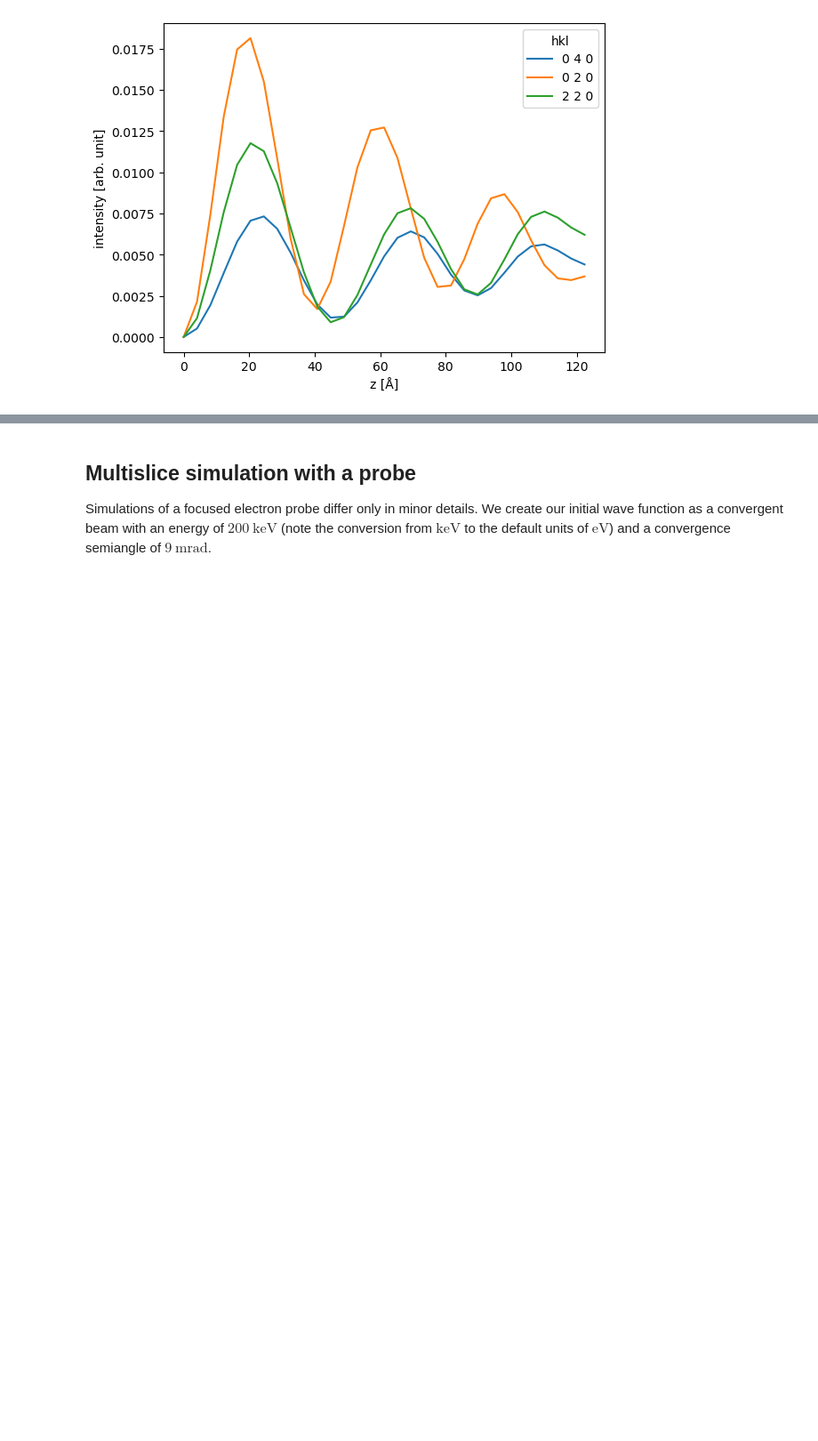
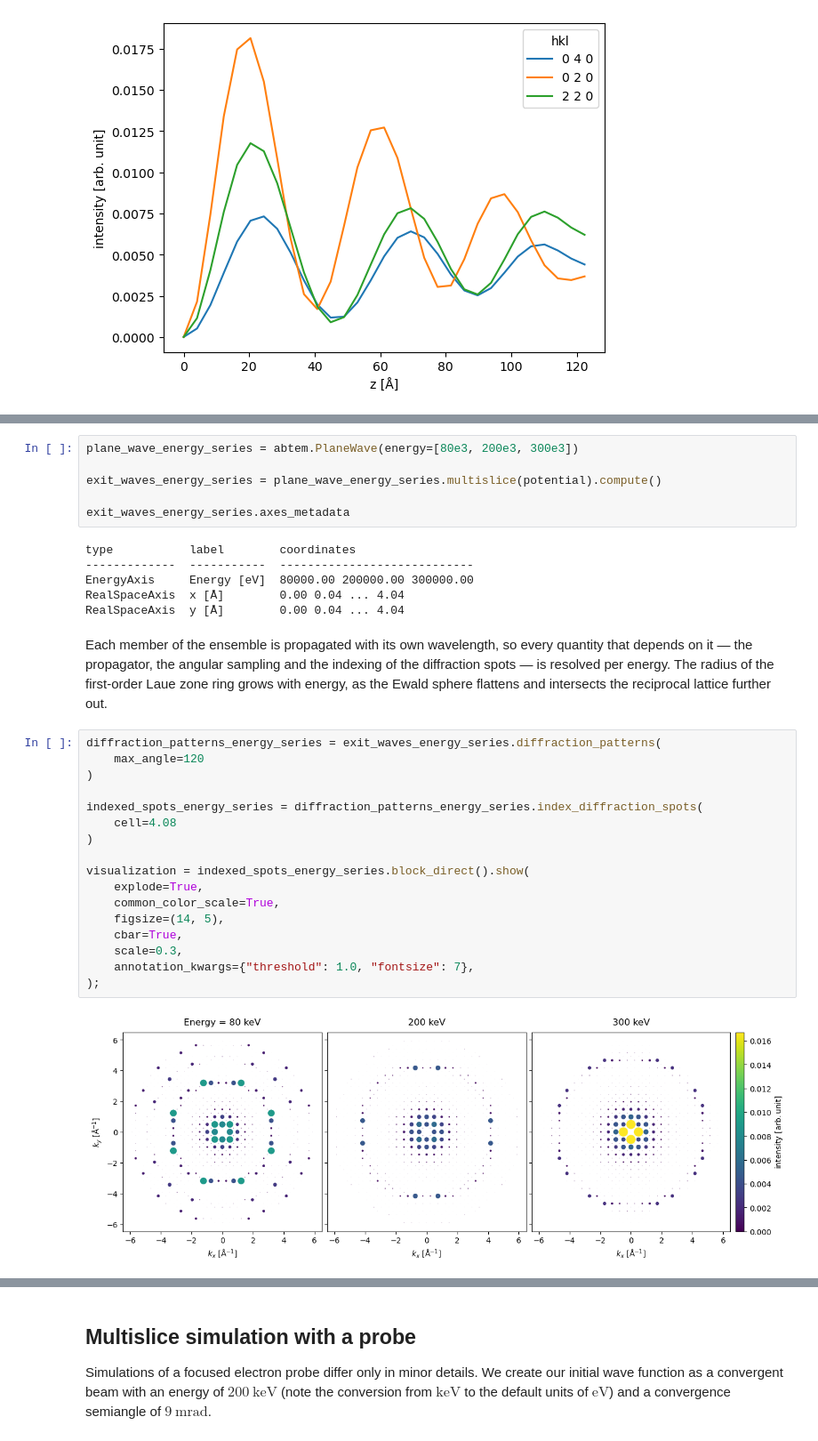
Before and after one commit to abTEM/doc, a Jupyter notebook: docs/user_guide/walkthrough/multislice.ipynb, the cells around one changed output, grey strips where cells are left out. Shown at 89% size. Cells and saved outputs as stored; diff of their text form; blank space fills up the shorter version.

```diff
--- a/docs/user_guide/walkthrough/multislice.ipynb
+++ b/docs/user_guide/walkthrough/multislice.ipynb
@@ -284,0 +295,33 @@ ax.set_ylabel("intensity [arb. unit]");
+# %%
+plane_wave_energy_series = abtem.PlaneWave(energy=[80e3, 200e3, 300e3])
+
+exit_waves_energy_series = plane_wave_energy_series.multislice(potential).compute()
+
+exit_waves_energy_series.axes_metadata
+# %% [output]
+type           label        coordinates
+-------------  -----------  ----------------------------
+EnergyAxis     Energy [eV]  80000.00 200000.00 300000.00
+RealSpaceAxis  x [Å]        0.00 0.04 ... 4.04
+RealSpaceAxis  y [Å]        0.00 0.04 ... 4.04
+# %% [markdown]
+Each member of the ensemble is propagated with its own wavelength, so every quantity that depends on it — the propagator, the angular sampling and the indexing of the diffraction spots — is resolved per energy. The radius of the first-order Laue zone ring grows with energy, as the Ewald sphere flattens and intersects the reciprocal lattice further out.
+# %%
+diffraction_patterns_energy_series = exit_waves_energy_series.diffraction_patterns(
+    max_angle=120
+)
+
+indexed_spots_energy_series = diffraction_patterns_energy_series.index_diffraction_spots(
+    cell=4.08
+)
+
+visualization = indexed_spots_energy_series.block_direct().show(
+    explode=True,
+    common_color_scale=True,
+    figsize=(14, 5),
+    cbar=True,
+    scale=0.3,
+    annotation_kwargs={"threshold": 1.0, "fontsize": 7},
+);
+# %% [output]
+[figure, added]
```
Also changed, not shown: parts of 5 cells of this notebook, 5 other files.
